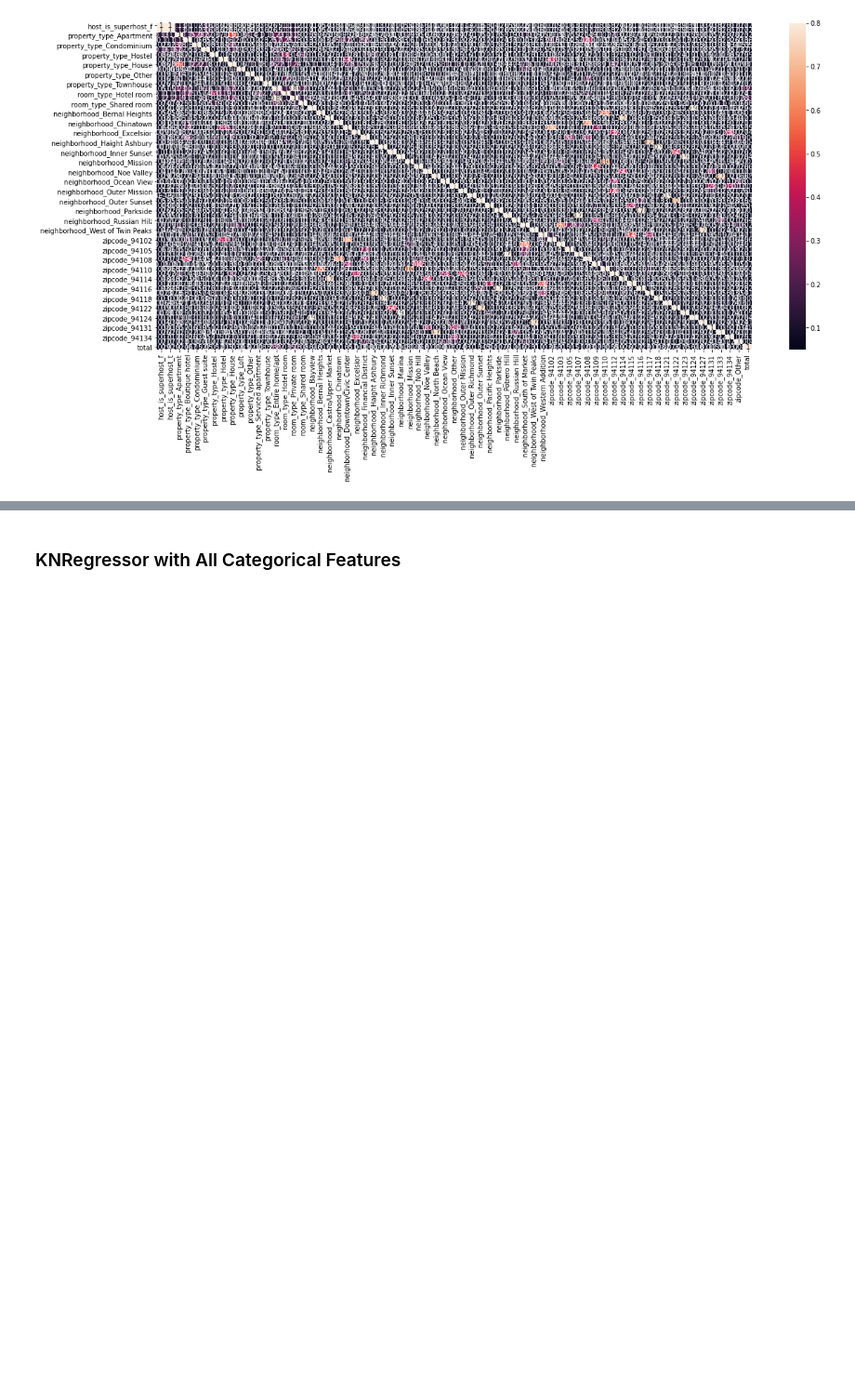
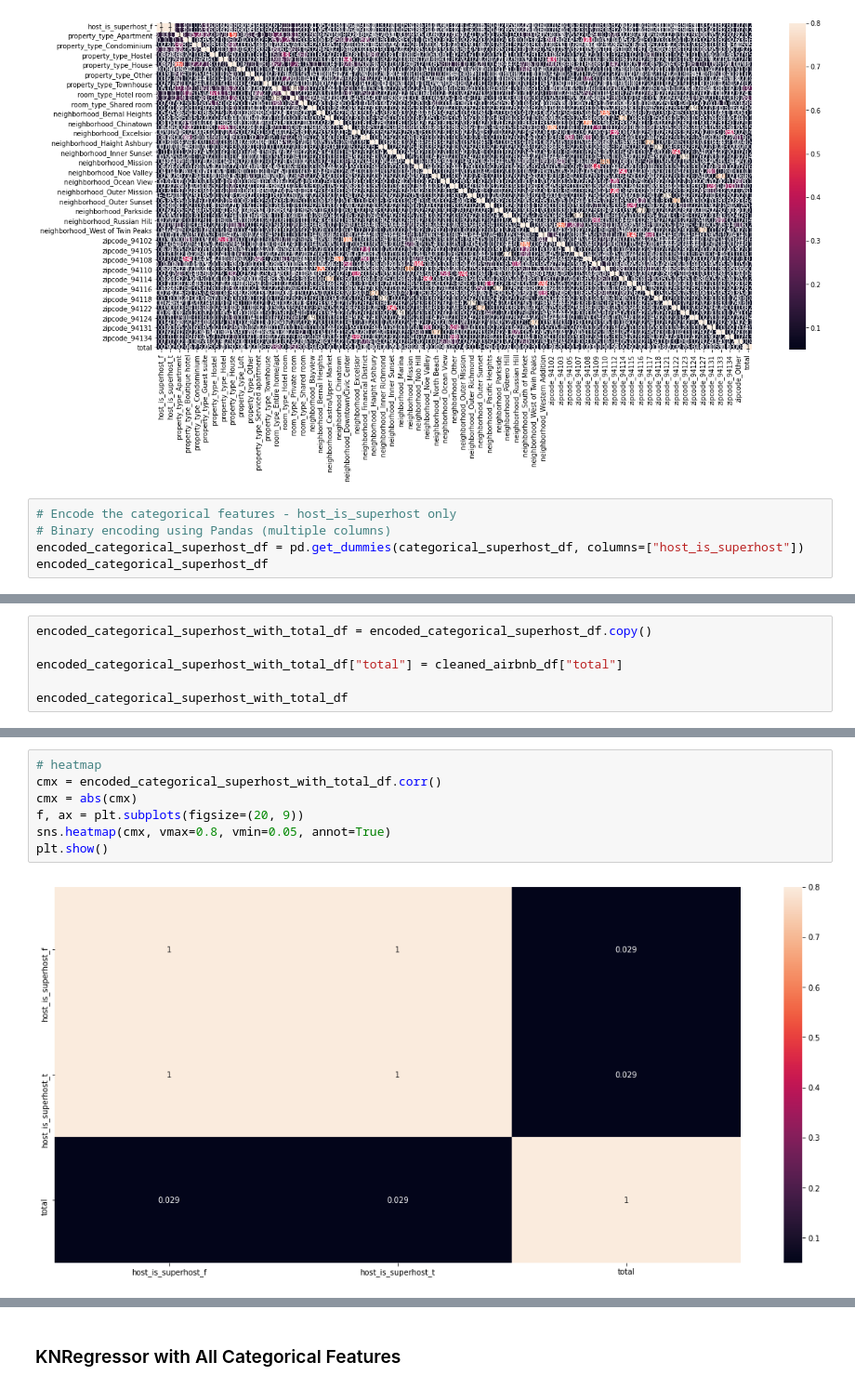
Before and after one commit to rustiri/final_group_airbnb, a Jupyter notebook: KNRegressor_Categorical.ipynb, the cells around one changed output, grey strips where cells are left out. Shown at 93% size. Cells and saved outputs as stored; diff of their text form; blank space fills up the shorter version.

```diff
--- a/KNRegressor_Categorical.ipynb
+++ b/KNRegressor_Categorical.ipynb
@@ -373,3 +415,8 @@ sns.heatmap(cmx, vmax=0.8, vmin=0.05, annot=True)
 plt.show()
 # %% [output]
 [figure]
+# %%
+# Encode the categorical features - host_is_superhost only
+# Binary encoding using Pandas (multiple columns)
+encoded_categorical_superhost_df = pd.get_dummies(categorical_superhost_df, columns=["host_is_superhost"])
+encoded_categorical_superhost_df
@@ -375,0 +438,6 @@ plt.show()
+# %%
+encoded_categorical_superhost_with_total_df = encoded_categorical_superhost_df.copy()
+
+encoded_categorical_superhost_with_total_df["total"] = cleaned_airbnb_df["total"]
+
+encoded_categorical_superhost_with_total_df
@@ -375,0 +459,9 @@ plt.show()
+# %%
+# heatmap
+cmx = encoded_categorical_superhost_with_total_df.corr()
+cmx = abs(cmx)
+f, ax = plt.subplots(figsize=(20, 9))
+sns.heatmap(cmx, vmax=0.8, vmin=0.05, annot=True)
+plt.show()
+# %% [output]
+[figure, added]
```
Also changed, not shown: parts of 75 cells of this notebook.
